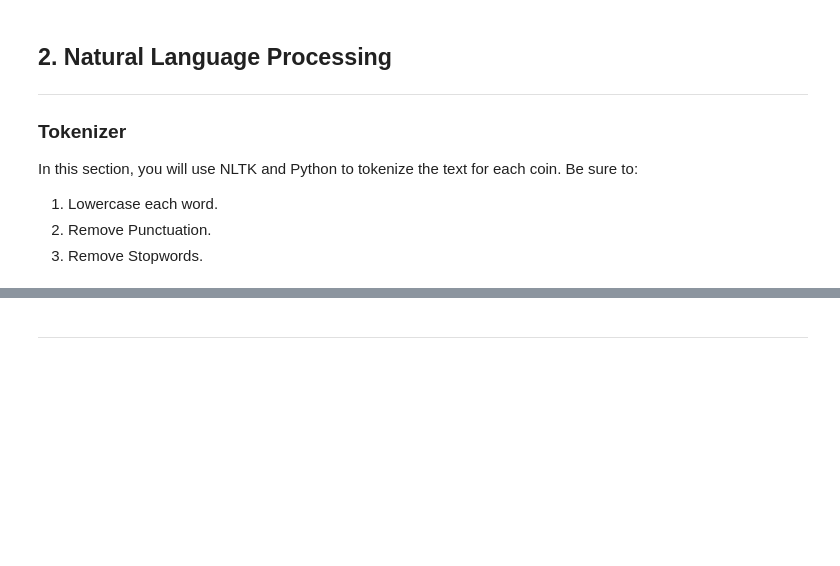
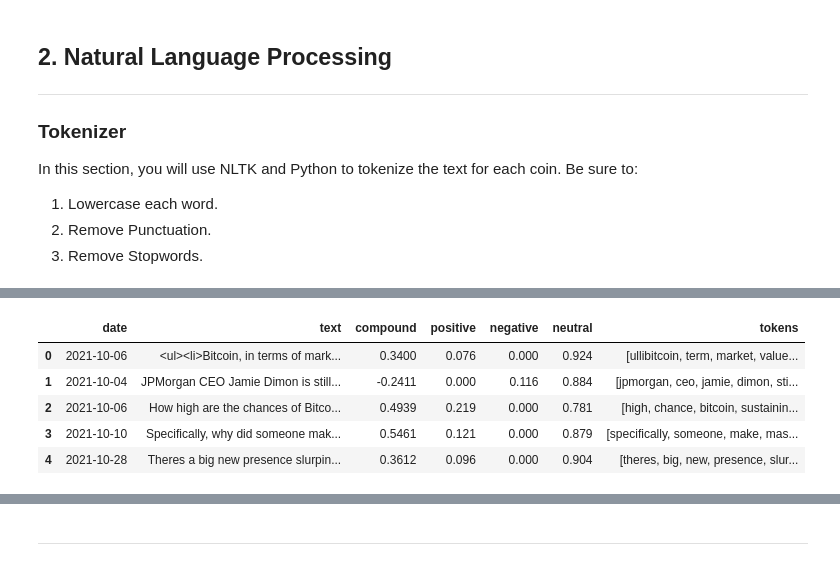
Before and after one commit to Luke-Mac/tales_from_the_crypto, a Jupyter notebook: crypto_sentiment.ipynb, the cells around one changed output, grey strips where cells are left out. Saved outputs shown, nothing was run; the diff lists cells and outputs as text; code cells hidden in the pictures; blank space fills up the shorter version.

```diff
--- a/crypto_sentiment.ipynb
+++ b/crypto_sentiment.ipynb
@@ -258,6 +254,14 @@ def tokenizer(text):
     return tokens
 # %%
 # Create a new tokens column for Bitcoin
-# YOUR CODE HERE!
+bitcoin_df['tokens'] = bitcoin_df.text.apply(tokenizer)
+bitcoin_df.head()
+# %% [output]
+|  | date | text | compound | positive | negative | neutral | tokens |
+| 0 | 2021-10-06 | <ul><li>Bitcoin, in terms of mark... | 0.3400 | 0.076 | 0.000 | 0.924 | [ullibitcoin, term, market, value... |
+| 1 | 2021-10-04 | JPMorgan CEO Jamie Dimon is still... | -0.2411 | 0.000 | 0.116 | 0.884 | [jpmorgan, ceo, jamie, dimon, sti... |
+| 2 | 2021-10-06 | How high are the chances of Bitco... | 0.4939 | 0.219 | 0.000 | 0.781 | [high, chance, bitcoin, sustainin... |
+| 3 | 2021-10-10 | Specifically, why did someone mak... | 0.5461 | 0.121 | 0.000 | 0.879 | [specifically, someone, make, mas... |
+| 4 | 2021-10-28 | Theres a big new presence slurpin... | 0.3612 | 0.096 | 0.000 | 0.904 | [theres, big, new, presence, slur... |
 # %%
 # Create a new tokens column for Ethereum
```
Also changed, not shown: parts of 11 cells of this notebook.
